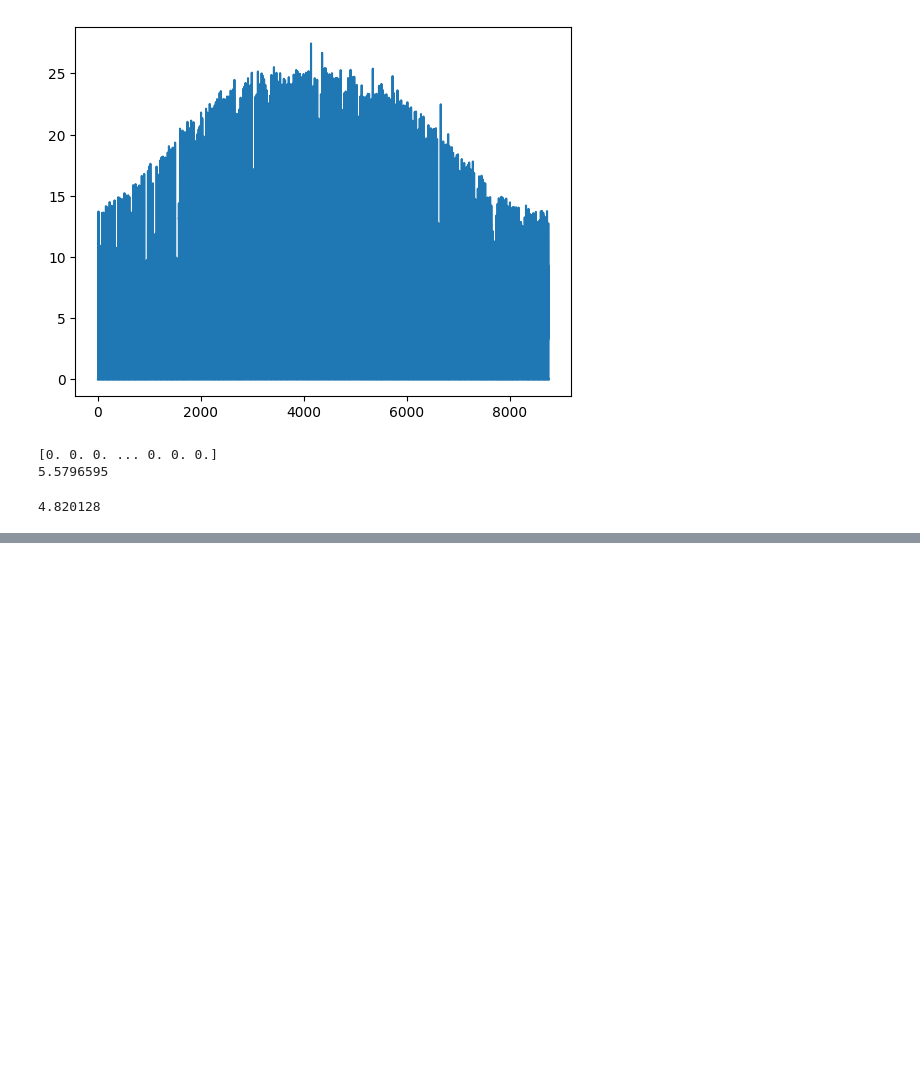
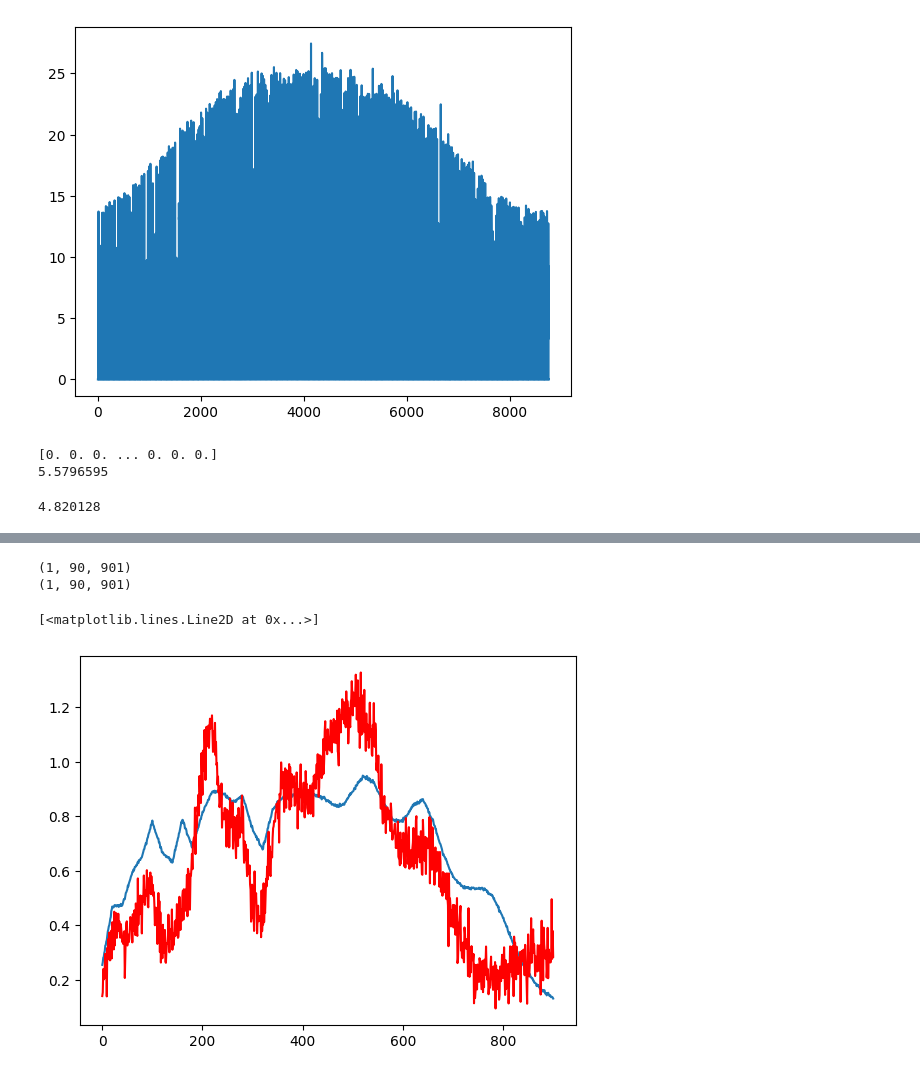
Before and after one commit to aimat-lab/SolDi2T, a Jupyter notebook: reading_Data.ipynb, the cells around one changed output, grey strips where cells are left out. Cells and saved outputs as stored; diff of their text form; code cells hidden in the pictures; blank space fills up the shorter version.

```diff
--- a/reading_Data.ipynb
+++ b/reading_Data.ipynb
@@ -1006,0 +1072,17 @@ thickness: 305 nm | mean Jsc: 6.6031 mA/cm²
+# %%
+A = predict_absorption_surface_NN(300, loaded_absorption_surface_model,
+                                      loaded_absorption_surface_params, loaded_absorption_surface_scaler_X)
+
+print(np.shape(A))
+plt.plot(A[0,0,:])
+
+A_0 = predict_absorption_surface_NN(0, loaded_absorption_surface_model,
+                                      loaded_absorption_surface_params, loaded_absorption_surface_scaler_X)
+
+print(np.shape(A_0))
+plt.plot(A_0[0,0,:], 'red')
+# %% [output]
+(1, 90, 901)
+(1, 90, 901)
+[<matplotlib.lines.Line2D at 0x...>]
+[figure, added]
```
Also changed, not shown: parts of 6 cells of this notebook, 1 other file.
